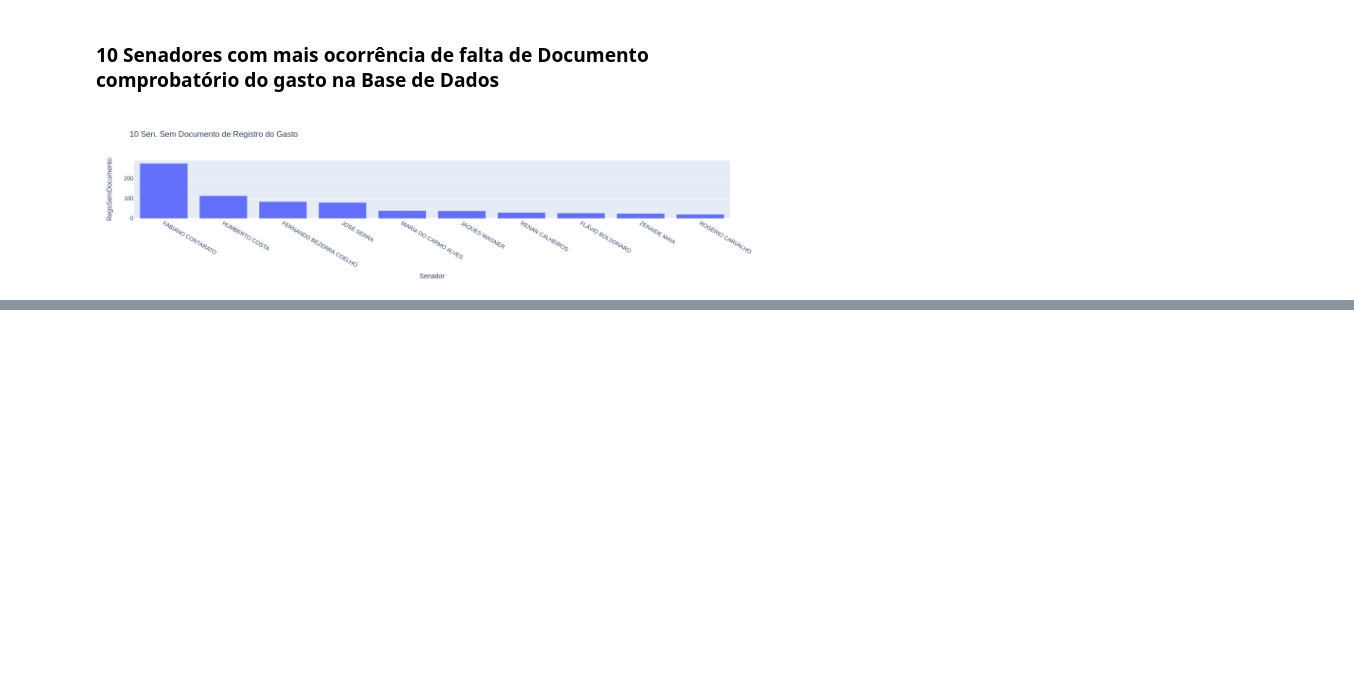
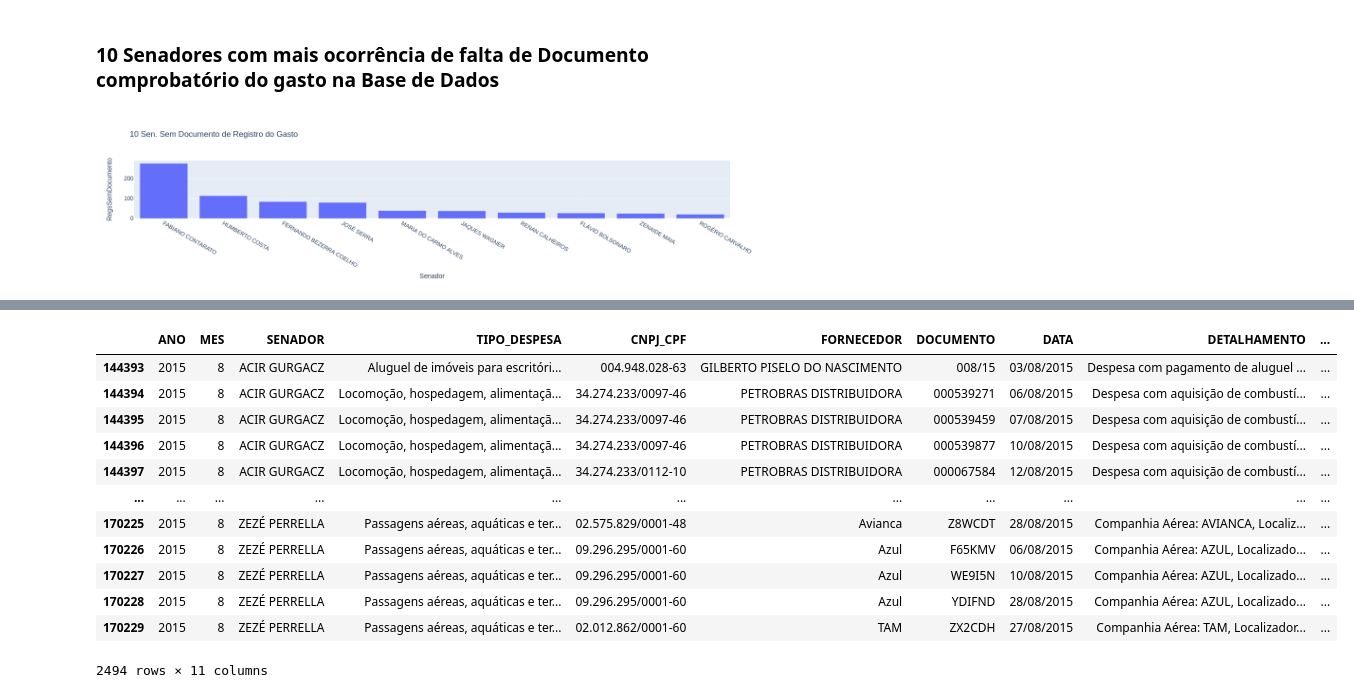
Before and after one commit to wsricardo/eda-tcs, a Jupyter notebook: aedSenadoBr.ipynb, the cells around one changed output, grey strips where cells are left out. Saved outputs shown, nothing was run; the diff lists cells and outputs as text; code cells hidden in the pictures; blank space fills up the shorter version.

```diff
--- a/aedSenadoBr.ipynb
+++ b/aedSenadoBr.ipynb
@@ -205,0 +343,16 @@ ds.sort_values(by=['RegsSemDocumento'], ascending=False)[:10].plot(x='Senador',
+# %%
+dff[ (dff['MES'] == 8) & (dff['ANO'] == 2015) ]
+# %% [output]
+|  | ANO | MES | SENADOR | TIPO_DESPESA | CNPJ_CPF | FORNECEDOR | DOCUMENTO | DATA | DETALHAMENTO | ... |
+| 144393 | 2015 | 8 | ACIR GURGACZ | Aluguel de imóveis para escritóri... | 004.948.028-63 | GILBERTO PISELO DO NASCIMENTO | 008/15 | 03/08/2015 | Despesa com pagamento de aluguel ... | ... |
+| 144394 | 2015 | 8 | ACIR GURGACZ | Locomoção, hospedagem, alimentaçã... | 34.274.233/0097-46 | PETROBRAS DISTRIBUIDORA | 000539271 | 06/08/2015 | Despesa com aquisição de combustí... | ... |
+| 144395 | 2015 | 8 | ACIR GURGACZ | Locomoção, hospedagem, alimentaçã... | 34.274.233/0097-46 | PETROBRAS DISTRIBUIDORA | 000539459 | 07/08/2015 | Despesa com aquisição de combustí... | ... |
+| 144396 | 2015 | 8 | ACIR GURGACZ | Locomoção, hospedagem, alimentaçã... | 34.274.233/0097-46 | PETROBRAS DISTRIBUIDORA | 000539877 | 10/08/2015 | Despesa com aquisição de combustí... | ... |
+| 144397 | 2015 | 8 | ACIR GURGACZ | Locomoção, hospedagem, alimentaçã... | 34.274.233/0112-10 | PETROBRAS DISTRIBUIDORA | 000067584 | 12/08/2015 | Despesa com aquisição de combustí... | ... |
+| ... | ... | ... | ... | ... | ... | ... | ... | ... | ... | ... |
+| 170225 | 2015 | 8 | ZEZÉ PERRELLA | Passagens aéreas, aquáticas e ter... | 02.575.829/0001-48 | Avianca | Z8WCDT | 28/08/2015 | Companhia Aérea: AVIANCA, Localiz... | ... |
+| 170226 | 2015 | 8 | ZEZÉ PERRELLA | Passagens aéreas, aquáticas e ter... | 09.296.295/0001-60 | Azul | F65KMV | 06/08/2015 | Companhia Aérea: AZUL, Localizado... | ... |
+| 170227 | 2015 | 8 | ZEZÉ PERRELLA | Passagens aéreas, aquáticas e ter... | 09.296.295/0001-60 | Azul | WE9I5N | 10/08/2015 | Companhia Aérea: AZUL, Localizado... | ... |
+| 170228 | 2015 | 8 | ZEZÉ PERRELLA | Passagens aéreas, aquáticas e ter... | 09.296.295/0001-60 | Azul | YDIFND | 28/08/2015 | Companhia Aérea: AZUL, Localizado... | ... |
+| 170229 | 2015 | 8 | ZEZÉ PERRELLA | Passagens aéreas, aquáticas e ter... | 02.012.862/0001-60 | TAM | ZX2CDH | 27/08/2015 | Companhia Aérea: TAM, Localizador... | ... |
+2494 rows × 11 columns
```
Also changed, not shown: parts of 25 cells of this notebook.
